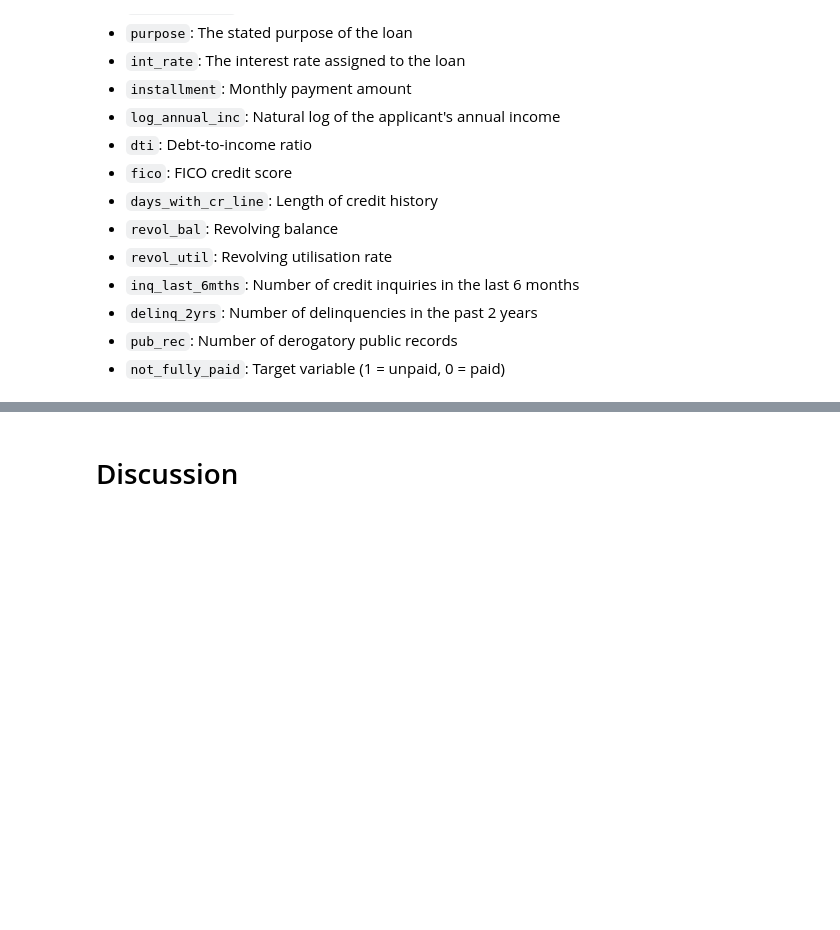
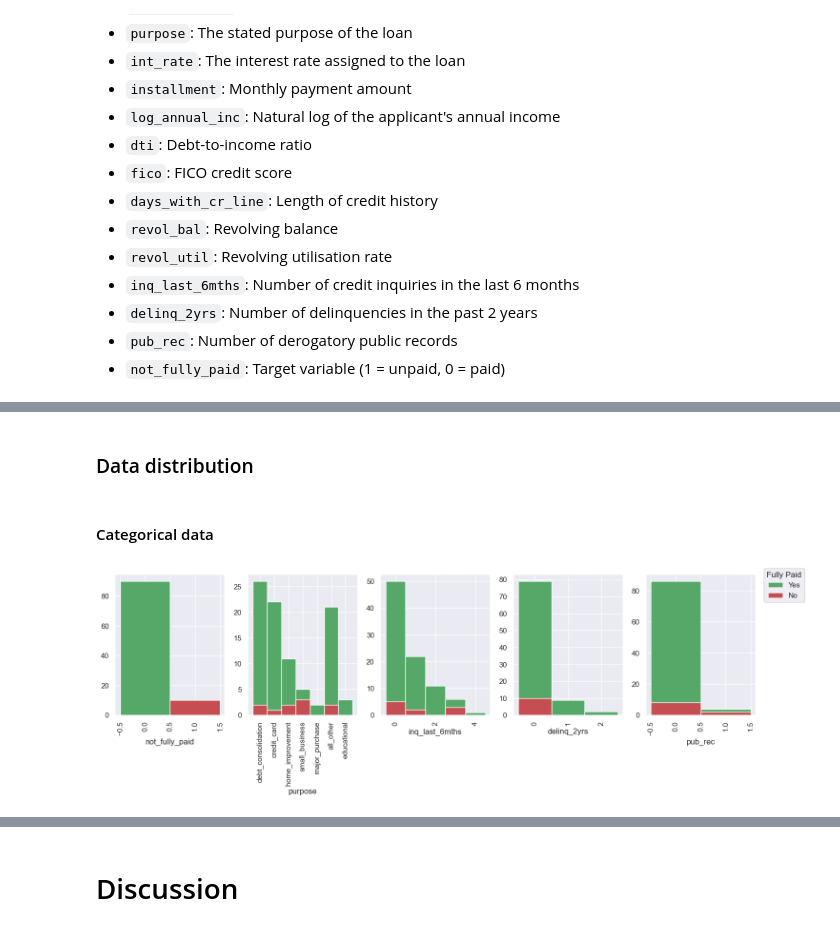
Before and after one commit to krshirkoohi/Loan-Default-Data-Analysis, a Jupyter notebook: LoanDefaultDataAnalysis.ipynb, the cells around one changed output, grey strips where cells are left out. Saved outputs shown, nothing was run; the diff lists cells and outputs as text; code cells hidden in the pictures; blank space fills up the shorter version.

```diff
--- a/LoanDefaultDataAnalysis.ipynb
+++ b/LoanDefaultDataAnalysis.ipynb
@@ -38,0 +93,2 @@ Upon the borrower selection process, we wish to minimise the factors which corre
+# %%
+df['not_fully_paid'] = df['not_fully_paid'].astype('bool')
@@ -38,0 +119,6 @@ Upon the borrower selection process, we wish to minimise the factors which corre
+# %%
+for col in df:
+    unique_values = df[col].unique()
+    #if len(unique_values) <= 10:
+    print(f"Column: {col}")
+    print("Unique values:", unique_values, "\n")
@@ -40,0 +145,9 @@ Upon the borrower selection process, we wish to minimise the factors which corre
+# %%
+df_cat = pd.DataFrame([
+    df['not_fully_paid'],
+    df['purpose'],
+    df['inq_last_6mths'].astype("category"),
+    df['delinq_2yrs'].astype("category"),
+    df['pub_rec'].astype("category")
+]).T
+df_cat
@@ -40,0 +198,2 @@ Upon the borrower selection process, we wish to minimise the factors which corre
+# %%
+sns.set_theme()
@@ -40,0 +232,35 @@ Upon the borrower selection process, we wish to minimise the factors which corre
+# %% [markdown]
+### Data distribution
+# %% [markdown]
+#### Categorical data
+# %%
+# Define columns to plot
+columns = df_cat.columns
+
+# Define colour palette
+palette = {False: 'g', True: 'r'}
+
+# Create a figure with subplots
+fig, axes = plt.subplots(nrows=1, ncols=len(columns), figsize=(15, 5), sharey=False)
+
+# Plot each histogram
+for ax, col in zip(axes, columns):
+    # Plot histograms for each category in 'not_fully_paid'
+    sns.histplot(data=df[df['not_fully_paid'] == False], x=col, discrete=True, kde=False, ax=ax, color='g', label='Yes', alpha=1)
+    sns.histplot(data=df[df['not_fully_paid'] == True], x=col, discrete=True, kde=False, ax=ax, color='r', label='No', alpha=1)
+
+    # Customize each subplot
+    #ax.set_title(f'Histogram of {col}')
+    ax.set_xlabel(col)
+    ax.set_ylabel('')
+    ax.tick_params(axis='x', rotation=90)  # Rotate x-axis labels if needed
+
+# Add a single legend
+handles, labels = axes[0].get_legend_handles_labels()  # Use handles from the first axis
+fig.legend(handles, labels, title='Fully Paid', loc='upper right')
+
+# Adjust layout
+plt.tight_layout(rect=[0, 0, 0.94, 1])  # Adjust layout to make space for the legend
+plt.show()
+# %% [output]
+[figure, added]
```
Also changed, not shown: parts of 45 cells of this notebook, 1 other file.
